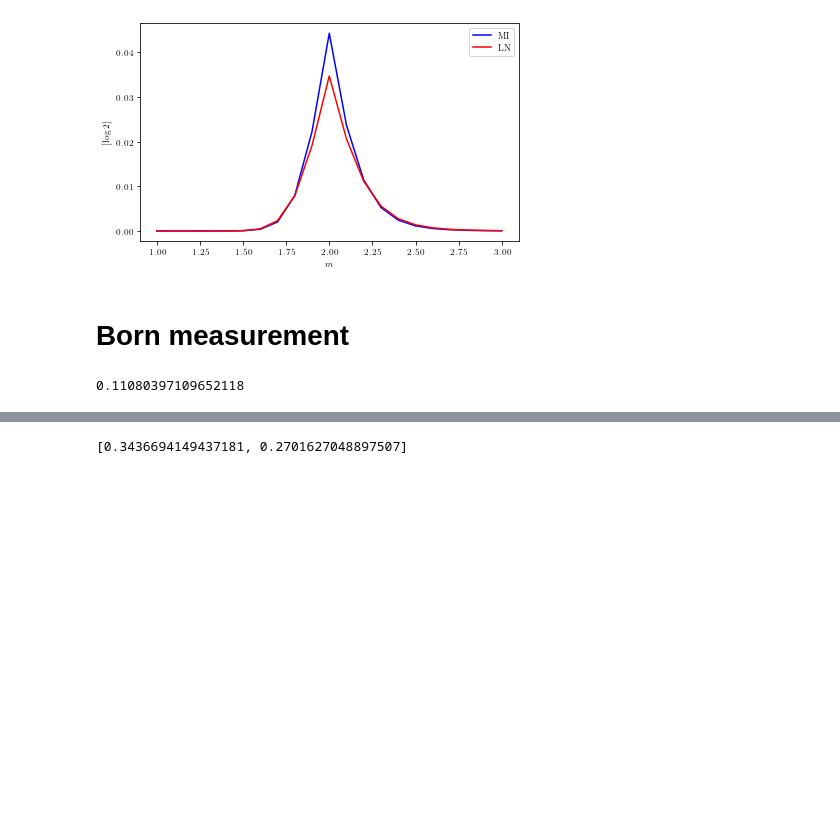
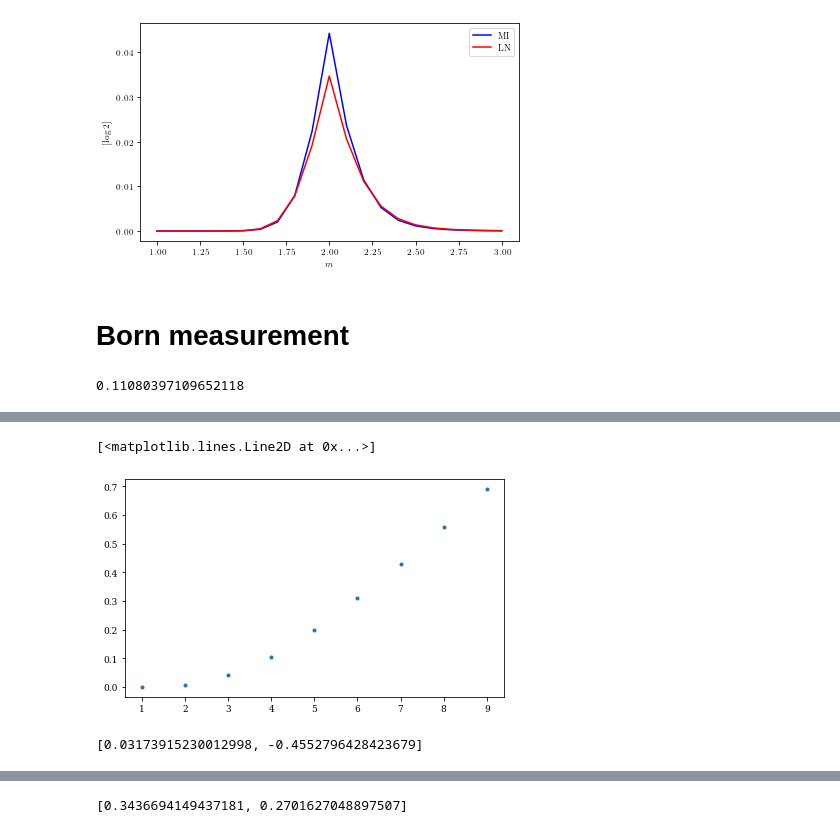
Before and after one commit to hainingpan/SPT, a Jupyter notebook: test_HOTI.ipynb, the cells around one changed output, grey strips where cells are left out. Cells and saved outputs as stored; diff of their text form; code cells hidden in the pictures; blank space fills up the shorter version.

```diff
--- a/test_HOTI.ipynb
+++ b/test_HOTI.ipynb
@@ -662,0 +786,13 @@ params.measure_all_Born(subAp,prob)
+# %%
+def run(p):
+    Lx,Ly,m,prob,A_y,Ap_y,B_y=p
+    params=Params(m=1,t=.5,l=.5,Delta=0.25,Lx=Lx,Ly=Ly,bcx=-1,bcy=-1)
+    subA=[np.arange(params.Lx//4),A_y]
+    subAp=[np.arange(params.Lx//4)+params.Lx//4,Ap_y]
+    subB=[np.arange(params.Lx//4)+params.Lx//2,B_y]
+    # prob=[1,0]*(2*params.Lx//4*params.Ly//4)
+    params.measure_all_Born(subAp,prob=prob)
+    MI=params.mutual_information_m(subA,subB)
+    LN=params.log_neg(subA,subB)
+    return MI,LN
+    # return LN
@@ -662,0 +844,16 @@ params.measure_all_Born(subAp,prob)
+# %%
+Lx=20
+Ly=20
+MI_list=[]
+LN_list=[]
+y_list=np.arange(1,10)
+for y in y_list:
+    prob=[1,0]*(2*Lx//4*y)
+    MI,LN=run((Lx,Ly,1,prob,np.arange(y),np.arange(y),np.arange(y)))
+    MI_list.append(MI)
+    LN_list.append(LN)
+# %%
+plt.plot(range(1,10),LN_list,'.')
+# %% [output]
+[<matplotlib.lines.Line2D at 0x...>]
+[figure, added]
@@ -662,0 +864,4 @@ params.measure_all_Born(subAp,prob)
+# %%
+[lr.slope,lr.intercept]
+# %% [output]
+[0.03173915230012998, -0.4552796428423679]
```
Also changed, not shown: parts of 26 cells of this notebook.
